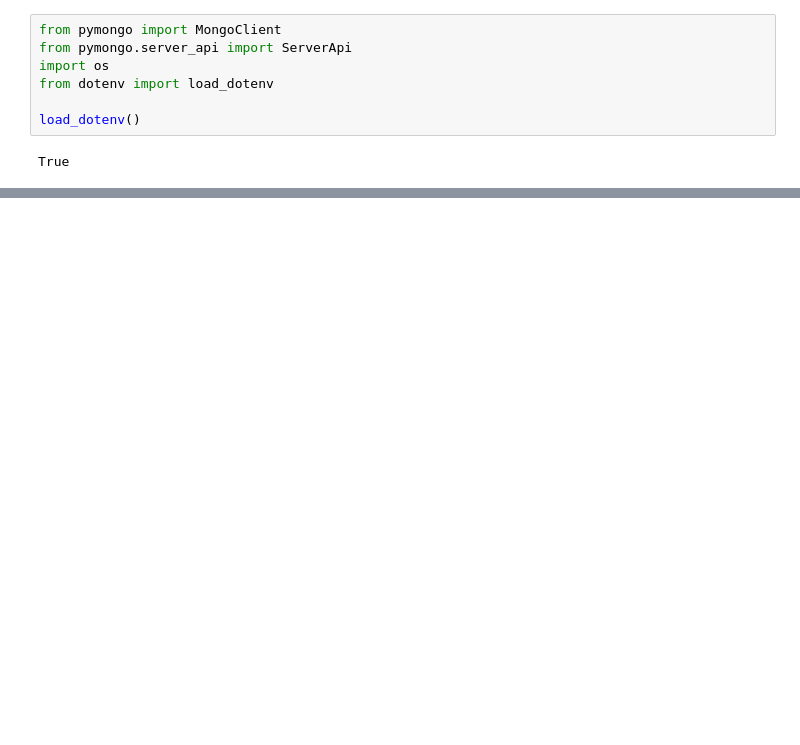
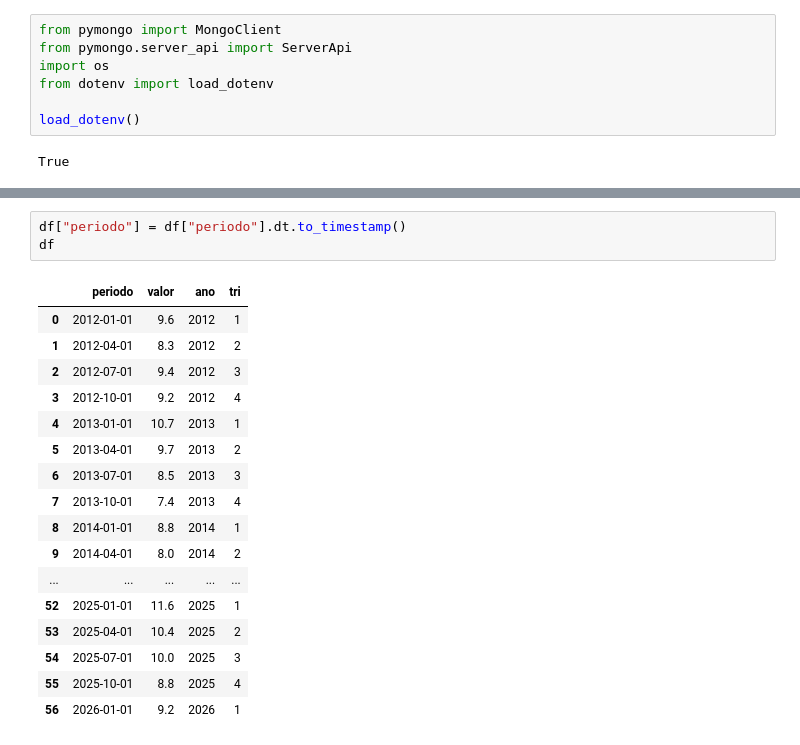
Before and after one commit to George-Gabryel/ProjEngDados202602-BD, a Jupyter notebook: transform.ipynb, the cells around one changed output, grey strips where cells are left out. Drawn from its saved outputs; the diff is of its cells as text; blank space fills up the shorter version.

```diff
--- a/transform.ipynb
+++ b/transform.ipynb
@@ -31,0 +118,21 @@ df = pd.DataFrame.from_dict(serie, orient='idenx', colums = )
+# %%
+df["periodo"] = df["periodo"].dt.to_timestamp()
+df
+# %% [output]
+|  | periodo | valor | ano | tri |
+| 0 | 2012-01-01 | 9.6 | 2012 | 1 |
+| 1 | 2012-04-01 | 8.3 | 2012 | 2 |
+| 2 | 2012-07-01 | 9.4 | 2012 | 3 |
+| 3 | 2012-10-01 | 9.2 | 2012 | 4 |
+| 4 | 2013-01-01 | 10.7 | 2013 | 1 |
+| 5 | 2013-04-01 | 9.7 | 2013 | 2 |
+| 6 | 2013-07-01 | 8.5 | 2013 | 3 |
+| 7 | 2013-10-01 | 7.4 | 2013 | 4 |
+| 8 | 2014-01-01 | 8.8 | 2014 | 1 |
+| 9 | 2014-04-01 | 8.0 | 2014 | 2 |
+| ... | ... | ... | ... | ... |
+| 52 | 2025-01-01 | 11.6 | 2025 | 1 |
+| 53 | 2025-04-01 | 10.4 | 2025 | 2 |
+| 54 | 2025-07-01 | 10.0 | 2025 | 3 |
+| 55 | 2025-10-01 | 8.8 | 2025 | 4 |
+| 56 | 2026-01-01 | 9.2 | 2026 | 1 |
```
Also changed, not shown: parts of 12 cells of this notebook, 5 other files.
